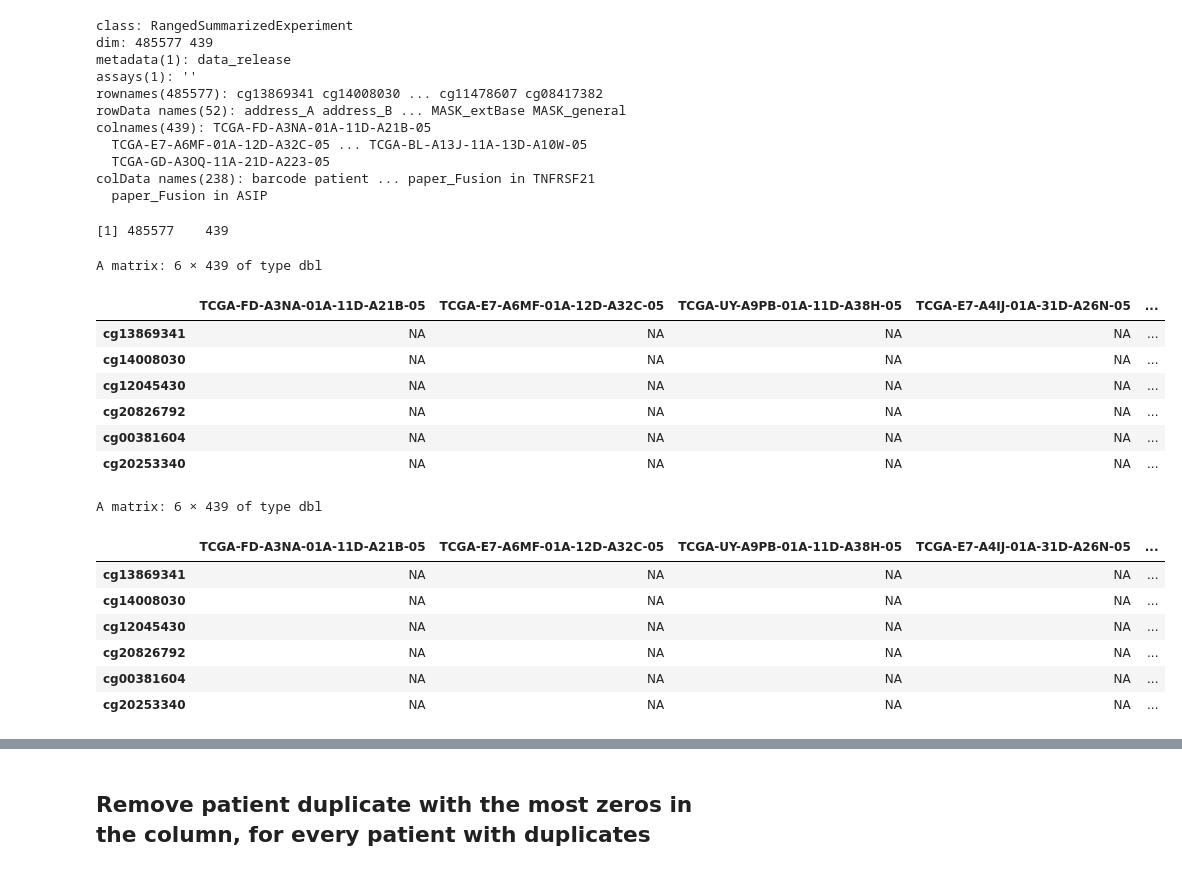
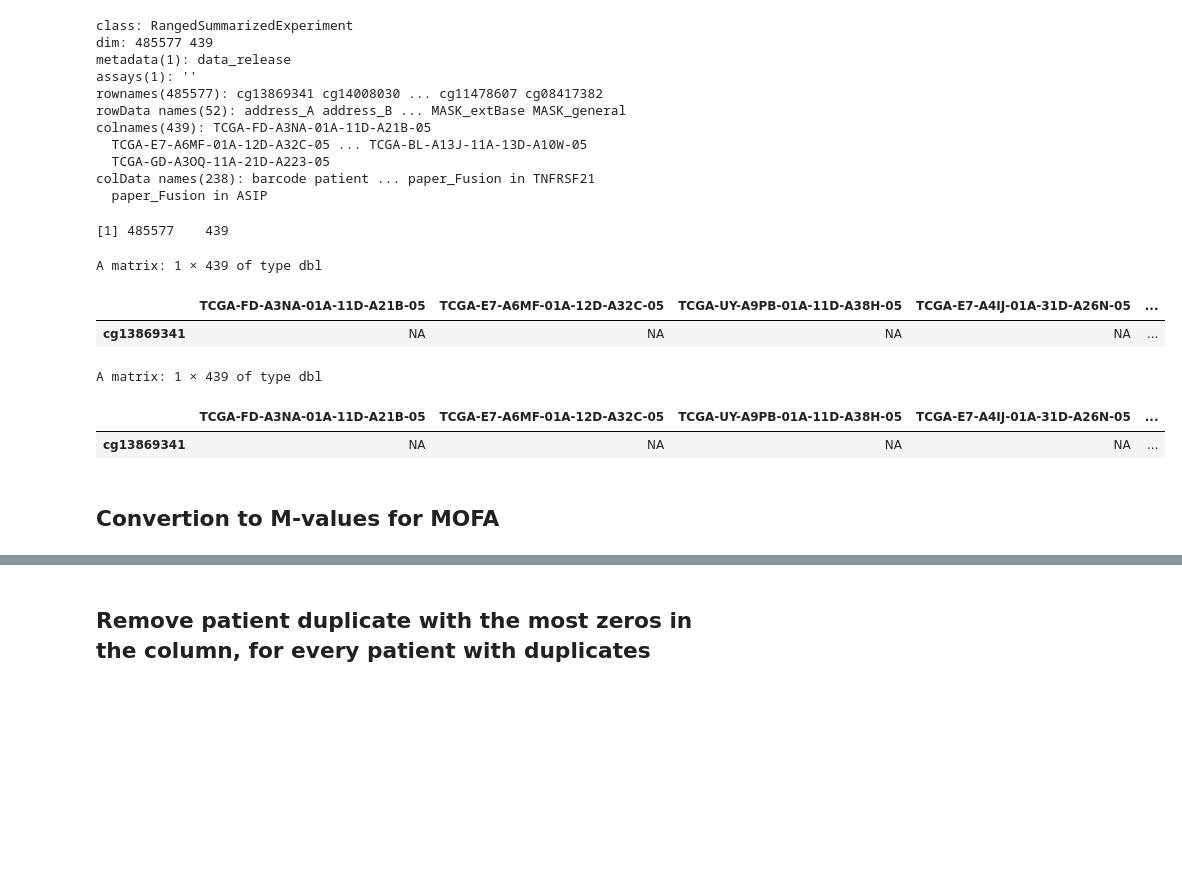
Before and after one commit to TheodosisL/Bioinformatics, a Jupyter notebook: tcga.ipynb, the cells around one changed output, grey strips where cells are left out. Saved outputs shown, nothing was run; the diff lists cells and outputs as text; code cells hidden in the pictures; blank space fills up the shorter version.

```diff
--- a/tcga.ipynb
+++ b/tcga.ipynb
@@ -1146,26 +1146,18 @@ colData names(238): barcode patient ... paper_Fusion in TNFRSF21
   paper_Fusion in ASIP
 # %%
 dim(assay(data_met))
-head(assay(data_met))
+head(assay(data_met), 1)
 # %% [output]
 [1] 485577    439
-A matrix: 6 × 439 of type dbl
+A matrix: 1 × 439 of type dbl
 |  | TCGA-FD-A3NA-01A-11D-A21B-05 | TCGA-E7-A6MF-01A-12D-A32C-05 | TCGA-UY-A9PB-01A-11D-A38H-05 | TCGA-E7-A4IJ-01A-31D-A26N-05 | ... |
 | cg13869341 | NA | NA | NA | NA | ... |
-| cg14008030 | NA | NA | NA | NA | ... |
-| cg12045430 | NA | NA | NA | NA | ... |
-| cg20826792 | NA | NA | NA | NA | ... |
-| cg00381604 | NA | NA | NA | NA | ... |
-| cg20253340 | NA | NA | NA | NA | ... |
 # %%
 meth_matrix <- assay(data_met)
-head(meth_matrix)
+head(meth_matrix, 1)
 # %% [output]
-A matrix: 6 × 439 of type dbl
+A matrix: 1 × 439 of type dbl
 |  | TCGA-FD-A3NA-01A-11D-A21B-05 | TCGA-E7-A6MF-01A-12D-A32C-05 | TCGA-UY-A9PB-01A-11D-A38H-05 | TCGA-E7-A4IJ-01A-31D-A26N-05 | ... |
 | cg13869341 | NA | NA | NA | NA | ... |
-| cg14008030 | NA | NA | NA | NA | ... |
-| cg12045430 | NA | NA | NA | NA | ... |
-| cg20826792 | NA | NA | NA | NA | ... |
-| cg00381604 | NA | NA | NA | NA | ... |
-| cg20253340 | NA | NA | NA | NA | ... |
+# %% [markdown]
+## Convertion to M-values for MOFA
```
Also changed, not shown: parts of 26 cells of this notebook.
